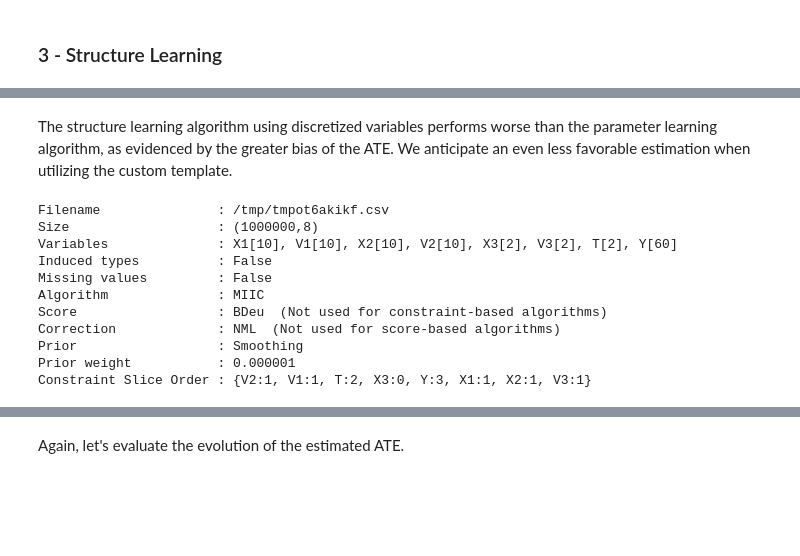
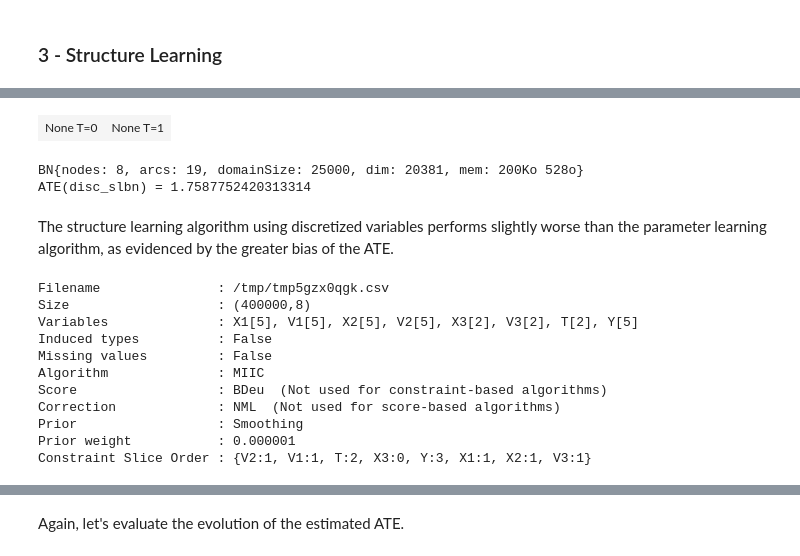
Before and after one commit to ThierryRioual/CausalEffectEstimation, a Jupyter notebook: 2-Randomized Control Trials compared to Observational Data/Lab2pyAgrum.ipynb, the cells around one changed output, grey strips where cells are left out. Cells and saved outputs as stored; diff of their text form; code cells hidden in the pictures; blank space fills up the shorter version.

```diff
--- a/2-Randomized Control Trials compared to Observational Data/Lab2pyAgrum.ipynb
+++ b/2-Randomized Control Trials compared to Observational Data/Lab2pyAgrum.ipynb
@@ -217,7 +217,7 @@ def mutilateBN(bn : gum.BayesNet) -> gum.BayesNet:
         res.eraseArc(p_id, bn.idFromName("T"))
     return res
 
-def ATE2(bn : gum.BayesNet) -> float:
+def ATE(bn : gum.BayesNet) -> float:
     """
     Returns estimation of the ATE directly from Baysian Network.
     """
@@ -234,16 +234,4 @@ def ATE2(bn : gum.BayesNet) -> float:
 
     dif = p1 - p0
     return dif.expectedValue(lambda d: dif.variable(0).numerical(d[dif.variable(0).name()]))
-
-def ATE(cslbn : csl.CausalModel) -> float:
-    """
-    Returns estimation of the ATE directly from Baysian Network.
-    """
-
-    _, p0, _ = csl.causalImpact(cslbn,on="Y",doing="T",values={"T":0})
-
-    _, p1, _ = csl.causalImpact(cslbn,on="Y",doing="T",values={"T":1})
-
-    dif = p1 - p0
-    return dif.expectedValue(lambda d: dif.variable(0).numerical(d[dif.variable(0).name()]))
 # %%
@@ -376,5 +374,5 @@ As before, the structure learning can be performed on discretized variables deri
 # %%
-discretized_s_template = getBN(data=df, add_arcs=False)
+discretized_s_template = getBN(data=df, add_arcs=False, covariate_num_split=5, outcome_num_split=5)
 # %%
 disc_s_learner = gum.BNLearner(df, discretized_s_template)
 disc_s_learner.useNMLCorrection()
@@ -412,0 +400,8 @@ ATE(disc_slcbn) = 1.591771440064296
+# %%
+gnb.sideBySide(gnb.showInference(mutilateBN(disc_slbn), evs={"T":0}, targets={"Y"}),
+               gnb.showInference(mutilateBN(disc_slbn), evs={"T":1}, targets={"Y"}),
+               captions=["T=0", "T=1"])
+
+print(disc_slbn)
+print(f"{ATE(disc_slbn) = }")
+# %% [output]
@@ -413,3 +410,6 @@ ATE(disc_slcbn) = 1.591771440064296
+| None T=0 | None T=1 |
+BN{nodes: 8, arcs: 19, domainSize: 25000, dim: 20381, mem: 200Ko 528o}
+ATE(disc_slbn) = 1.7587752420313314
 # %% [markdown]
-The structure learning algorithm using discretized variables performs worse than the parameter learning algorithm, as evidenced by the greater bias of the ATE. We anticipate an even less favorable estimation when utilizing the custom template.
+The structure learning algorithm using discretized variables performs slightly worse than the parameter learning algorithm, as evidenced by the greater bias of the ATE.
 # %%
@@ -421,13 +421,11 @@ cstm_s_learner.useSmoothingPrior(1e-6)
 cstm_s_learner.setSliceOrder([["X3"], ["X1","X2","V1","V2","V3"], ["T"], ["Y"]])
 cstm_slbn = cstm_s_learner.learnBN()
 
-cstm_slcbn = csl.CausalModel(cstm_slbn)
-
 print(cstm_s_learner)
 # %% [output]
-Filename               : /tmp/tmpot6akikf.csv
-Size                   : (1000000,8)
-Variables              : X1[10], V1[10], X2[10], V2[10], X3[2], V3[2], T[2], Y[60]
+Filename               : /tmp/tmp5gzx0qgk.csv
+Size                   : (400000,8)
+Variables              : X1[5], V1[5], X2[5], V2[5], X3[2], V3[2], T[2], Y[5]
 Induced types          : False
 Missing values         : False
 Algorithm              : MIIC
```
Also changed, not shown: parts of 29 cells of this notebook.
